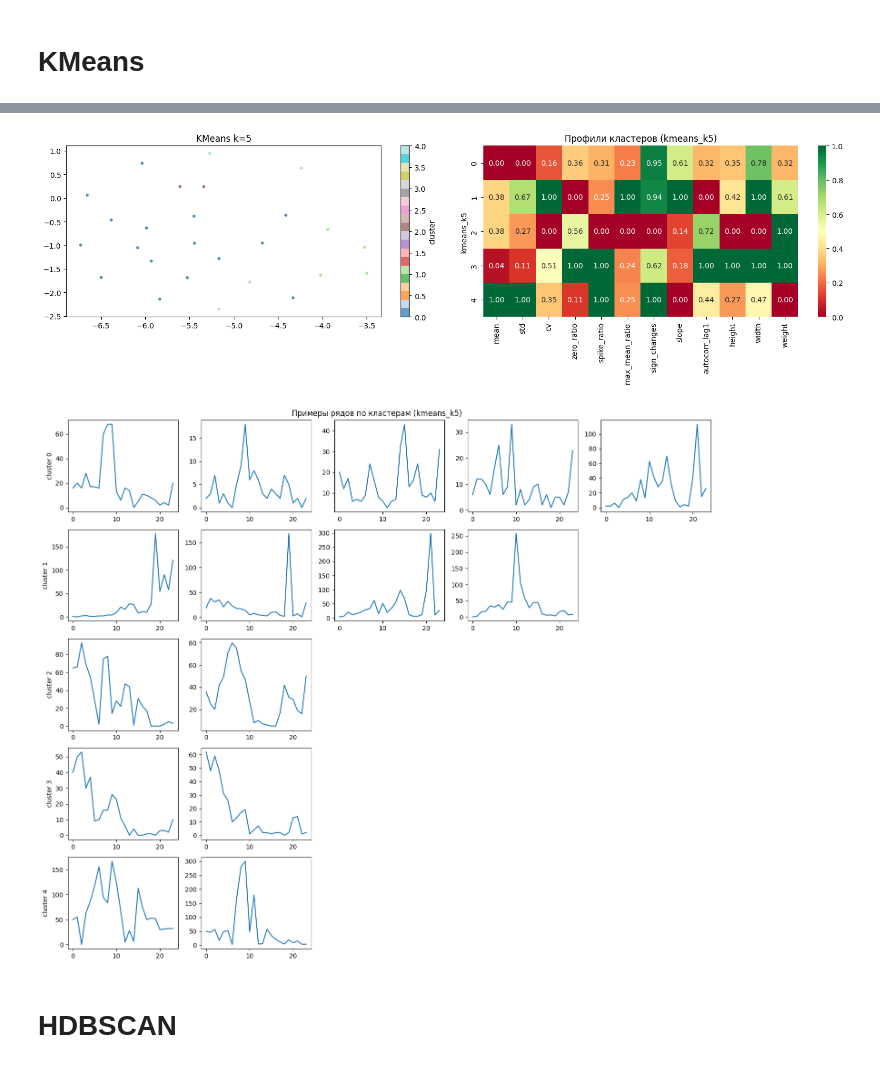
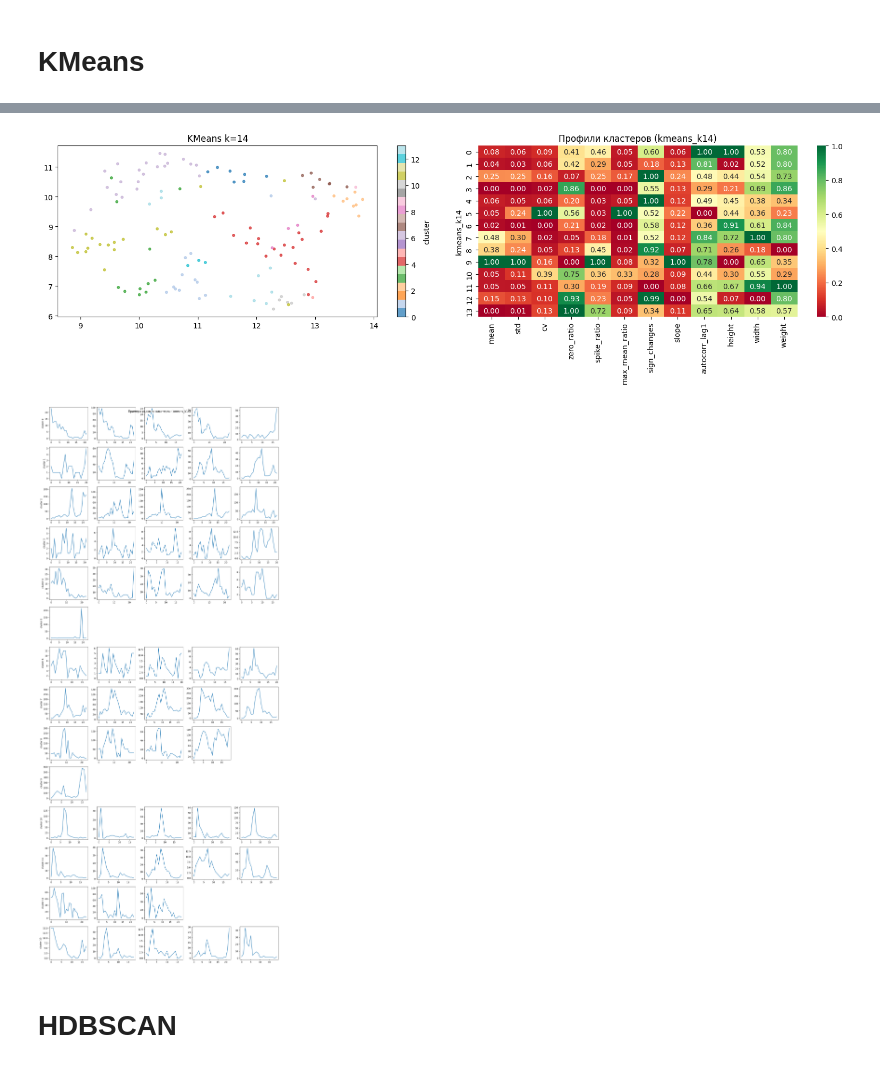
Before and after one commit to qdzzzxc/salecast, a Jupyter notebook: notebooks/niches/3_clusterize.ipynb, the cells around one changed output, grey strips where cells are left out. Drawn from its saved outputs; the diff is of its cells as text; code cells hidden in the pictures.

```diff
--- a/notebooks/niches/3_clusterize.ipynb
+++ b/notebooks/niches/3_clusterize.ipynb
@@ -84,19 +84,19 @@ from umap import UMAP
 reducer = UMAP(n_components=2, random_state=42)
 embedding = reducer.fit_transform(X)
 # %%
-k = 5
+k = 14
 plot_clustering_report(
     features_df,
     filtered_mirrors_ts_df,
     embedding,
     f"kmeans_k{k}",
     feature_cols,
     title=f"KMeans k={k}",
 )
 None
 # %% [output]
-[figure, old version]
+[figure, new version]
-[figure, old version]
+[figure, new version]
 # %% [markdown]
 # HDBSCAN
 # %%
```
Also changed, not shown: parts of 4 cells of this notebook, 5 other files.
